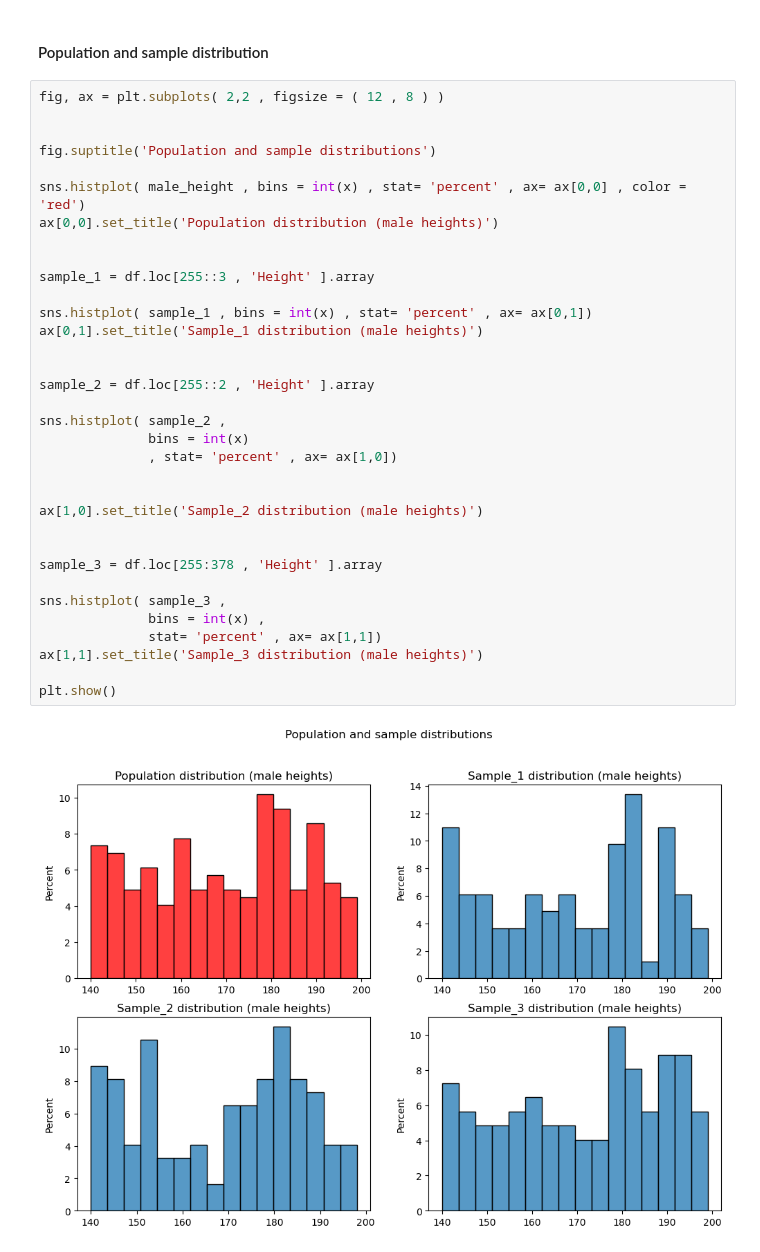
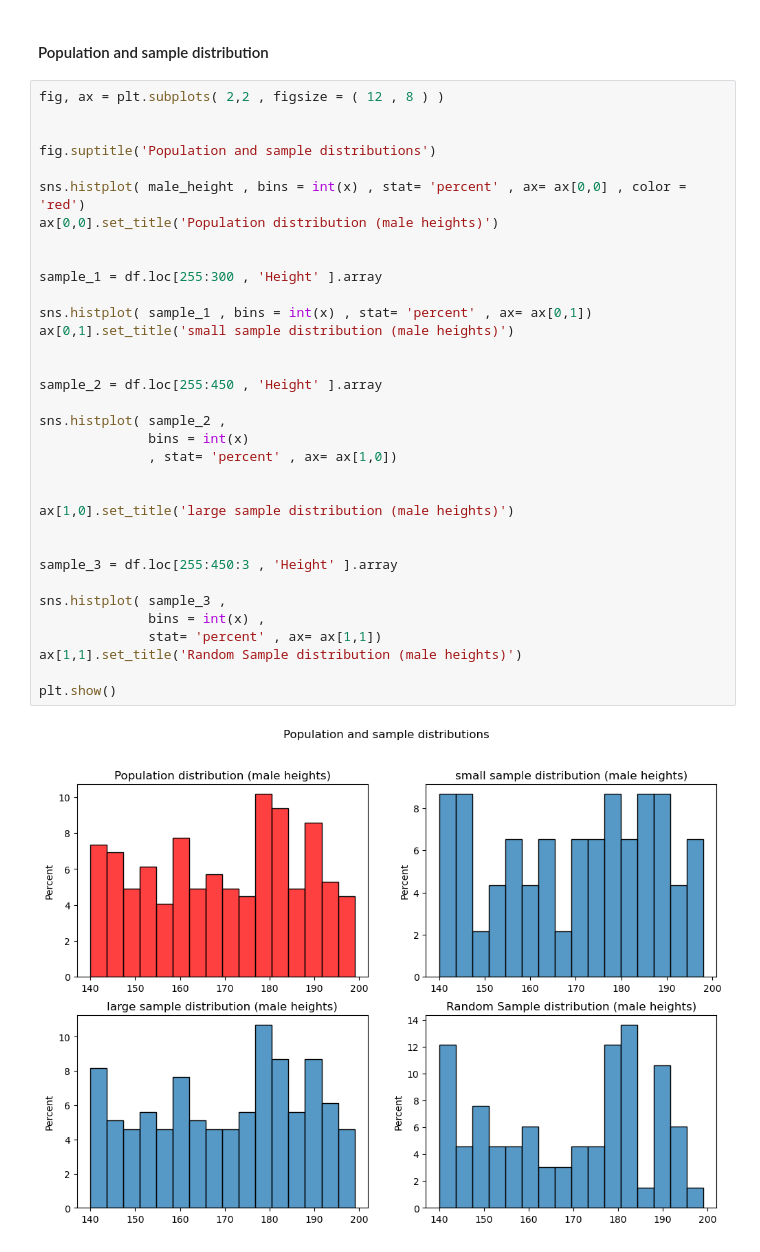
Before and after one commit to qamarr6092/math-with-python, a Jupyter notebook: Statistics/statistics.ipynb, the cells around one changed output. Cells and saved outputs as stored; diff of their text form.

```diff
--- a/Statistics/statistics.ipynb
+++ b/Statistics/statistics.ipynb
@@ -528,36 +528,36 @@ it only cares if the left side and the right side of the entire distribution fai
 # %%
 fig, ax = plt.subplots( 2,2 , figsize = ( 12 , 8 ) )
 
 
 fig.suptitle('Population and sample distributions')
 
 sns.histplot( male_height , bins = int(x) , stat= 'percent' , ax= ax[0,0] , color = 'red')
 ax[0,0].set_title('Population distribution (male heights)')
 
 
-sample_1 = df.loc[255::3 , 'Height' ].array
+sample_1 = df.loc[255:300 , 'Height' ].array
 
 sns.histplot( sample_1 , bins = int(x) , stat= 'percent' , ax= ax[0,1])
-ax[0,1].set_title('Sample_1 distribution (male heights)')
+ax[0,1].set_title('small sample distribution (male heights)')
 
 
-sample_2 = df.loc[255::2 , 'Height' ].array
+sample_2 = df.loc[255:450 , 'Height' ].array
 
 sns.histplot( sample_2 ,
               bins = int(x)
               , stat= 'percent' , ax= ax[1,0])
 
 
-ax[1,0].set_title('Sample_2 distribution (male heights)')
+ax[1,0].set_title('large sample distribution (male heights)')
 
 
-sample_3 = df.loc[255:378 , 'Height' ].array
+sample_3 = df.loc[255:450:3 , 'Height' ].array
 
 sns.histplot( sample_3 ,
               bins = int(x) ,
               stat= 'percent' , ax= ax[1,1])
-ax[1,1].set_title('Sample_3 distribution (male heights)')
+ax[1,1].set_title('Random Sample distribution (male heights)')
 
 plt.show()
 # %% [output]
-[figure, old version]
+[figure, new version]
```
Also changed, not shown: parts of 36 cells of this notebook.
